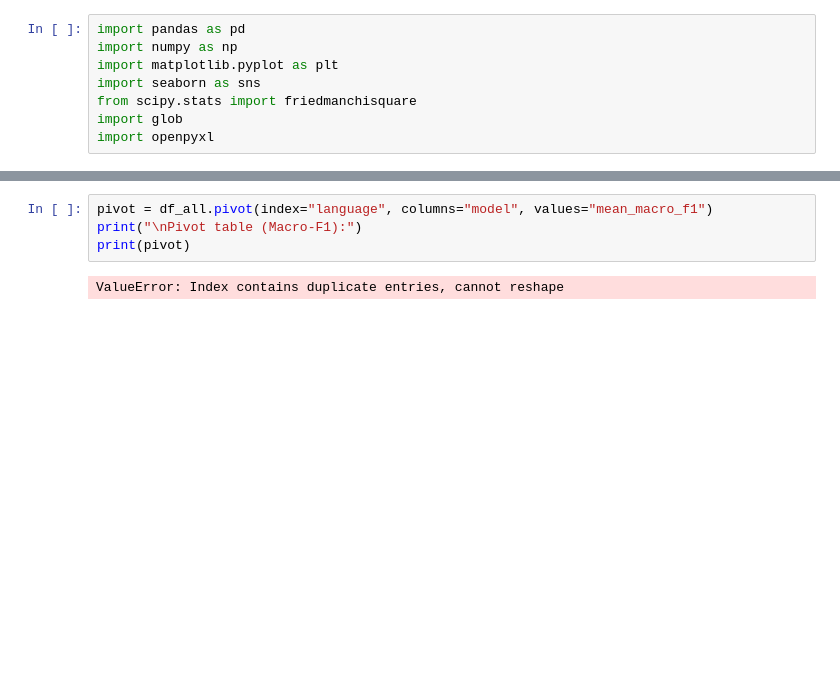
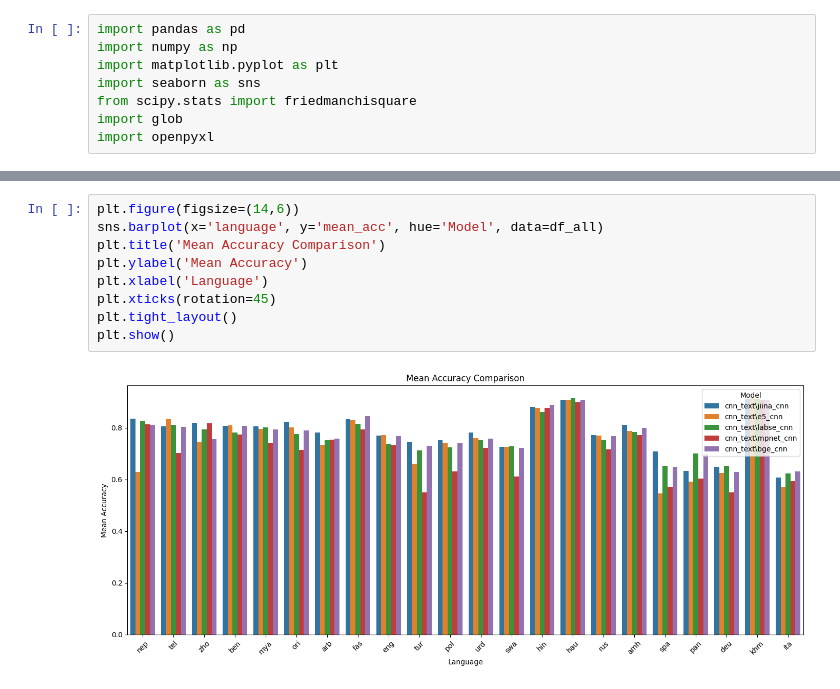
Before and after one commit to Lynn-Myat-Bhone/SemEval-Polar, a Jupyter notebook: combine.ipynb, the cells around one changed output, grey strips where cells are left out. Drawn from its saved outputs; the diff is of its cells as text; blank space fills up the shorter version.

```diff
--- a/combine.ipynb
+++ b/combine.ipynb
@@ -120,6 +96,11 @@ zho    0.829413  0.856943  0.842304  0.832887          0.836940
 # %%
-pivot = df_all.pivot(index="language", columns="model", values="mean_macro_f1")
-print("\nPivot table (Macro-F1):")
-print(pivot)
+plt.figure(figsize=(14,6))
+sns.barplot(x='language', y='mean_acc', hue='Model', data=df_all)
+plt.title('Mean Accuracy Comparison')
+plt.ylabel('Mean Accuracy')
+plt.xlabel('Language')
+plt.xticks(rotation=45)
+plt.tight_layout()
+plt.show()
 # %% [output]
-ValueError: Index contains duplicate entries, cannot reshape
+[figure, added]
```
Also changed, not shown: parts of 4 cells of this notebook, 1 other file.
